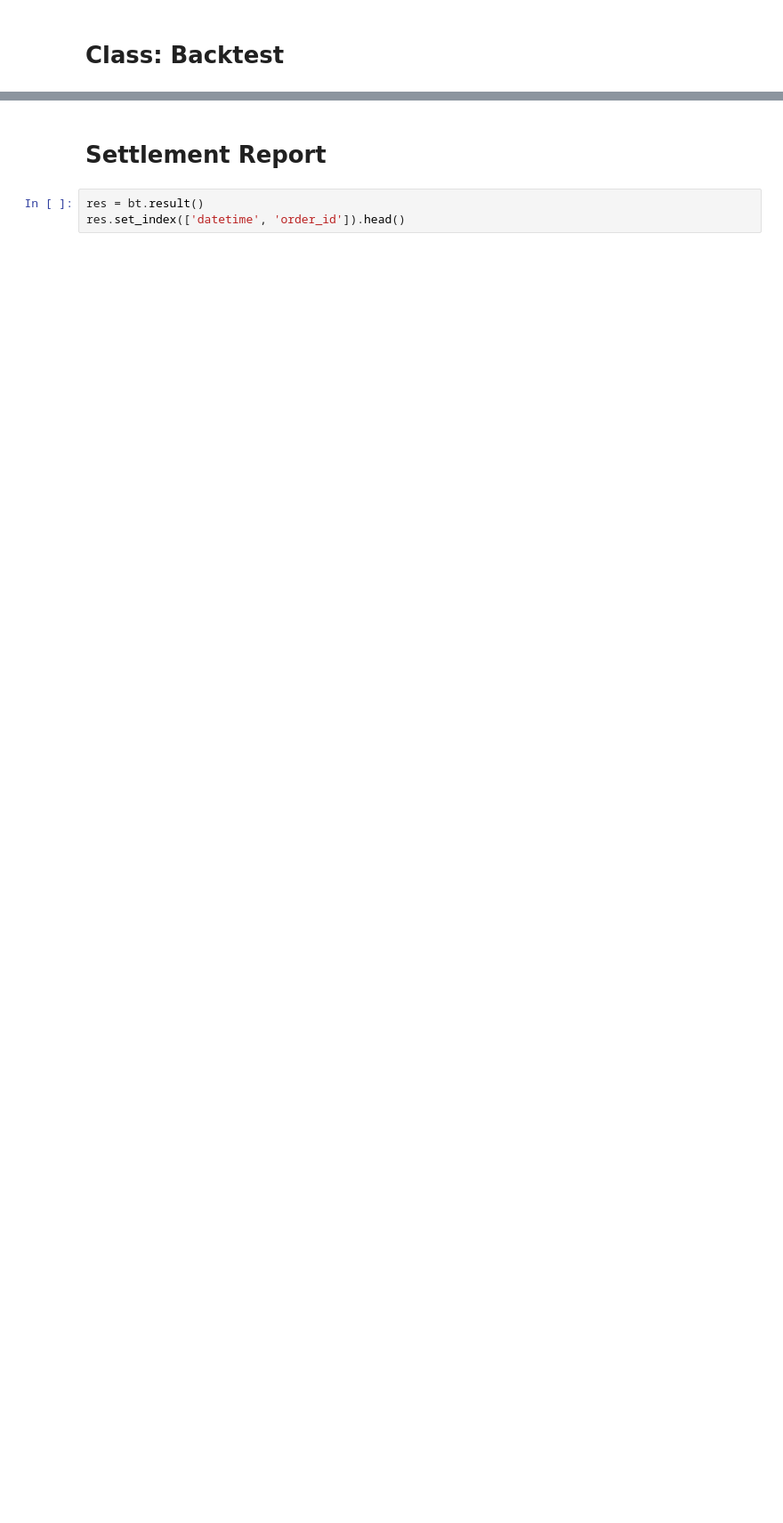
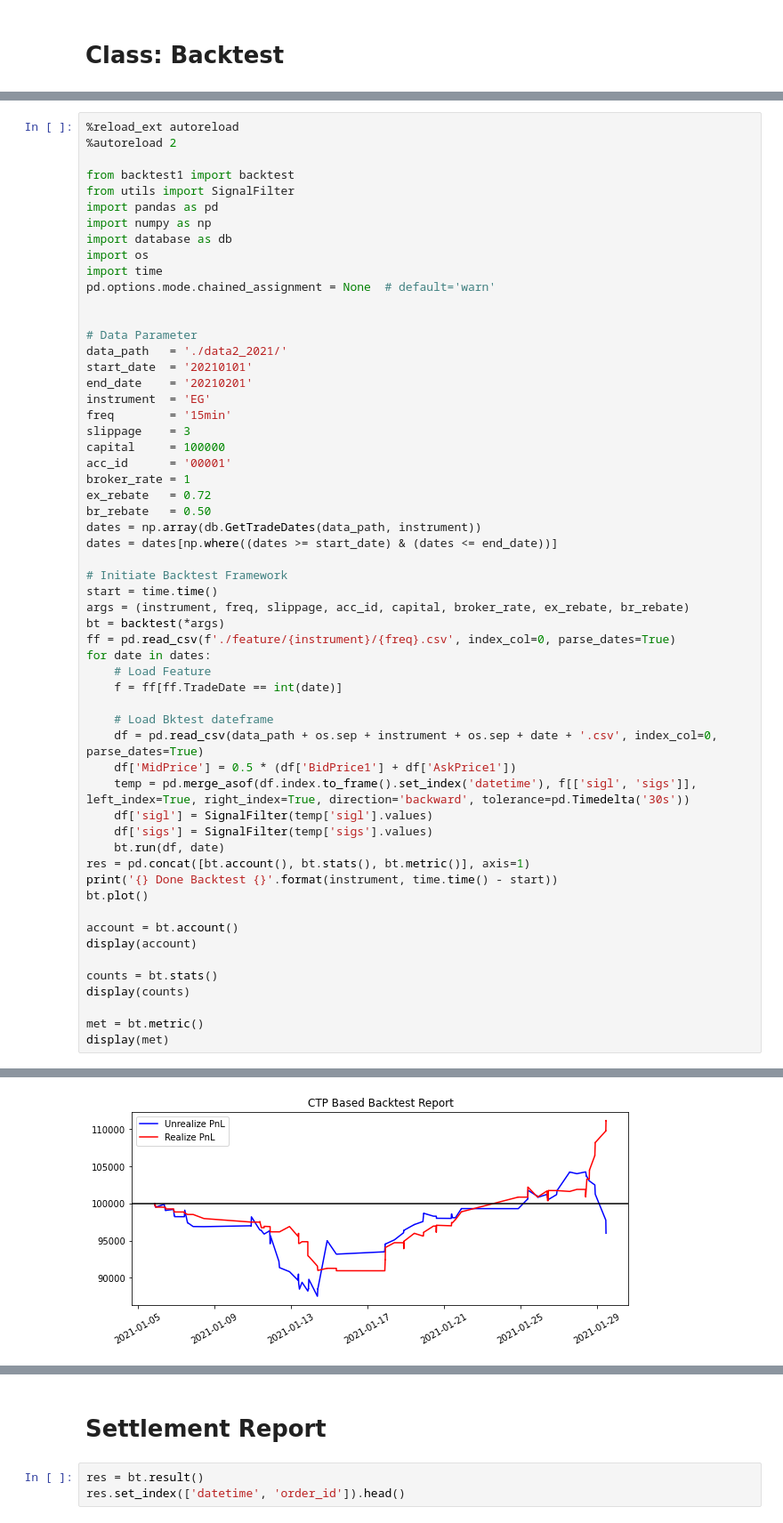
Before and after one commit to sammfyu/Strategy, a Jupyter notebook: Boll_RSI.ipynb, the cells around one changed output, grey strips where cells are left out. Shown at 89% size. Drawn from its saved outputs; the diff is of its cells as text; blank space fills up the shorter version.

```diff
--- a/Boll_RSI.ipynb
+++ b/Boll_RSI.ipynb
@@ -150,0 +168,58 @@ display(acc)
+# %%
+%reload_ext autoreload
+%autoreload 2
+
+from backtest1 import backtest
+from utils import SignalFilter
+import pandas as pd
+import numpy as np
+import database as db
+import os
+import time
+pd.options.mode.chained_assignment = None  # default='warn'
+
+
+# Data Parameter
+data_path   = './data2_2021/'
+start_date  = '20210101'
+end_date    = '20210201'
+instrument  = 'EG'
+freq        = '15min'
+slippage    = 3
+capital     = 100000
+acc_id      = '00001'
+broker_rate = 1
+ex_rebate   = 0.72
+br_rebate   = 0.50
+dates = np.array(db.GetTradeDates(data_path, instrument))
+dates = dates[np.where((dates >= start_date) & (dates <= end_date))]
+
+# Initiate Backtest Framework
+start = time.time()
+args = (instrument, freq, slippage, acc_id, capital, broker_rate, ex_rebate, br_rebate)
+bt = backtest(*args)
+ff = pd.read_csv(f'./feature/{instrument}/{freq}.csv', index_col=0, parse_dates=True)
+for date in dates:
+    # Load Feature
+    f = ff[ff.TradeDate == int(date)]
+
+    # Load Bktest dateframe
+    df = pd.read_csv(data_path + os.sep + instrument + os.sep + date + '.csv', index_col=0, parse_dates=True)
+    df['MidPrice'] = 0.5 * (df['BidPrice1'] + df['AskPrice1'])
+    temp = pd.merge_asof(df.index.to_frame().set_index('datetime'), f[['sigl', 'sigs']], left_index=True, right_index=True, direction='backward', tolerance=pd.Timedelta('30s'))
+    df['sigl'] = SignalFilter(temp['sigl'].values)
+    df['sigs'] = SignalFilter(temp['sigs'].values)
+    bt.run(df, date)
+res = pd.concat([bt.account(), bt.stats(), bt.metric()], axis=1)
+print('{} Done Backtest {}'.format(instrument, time.time() - start))
+bt.plot()
+
+account = bt.account()
+display(account)
+
+counts = bt.stats()
+display(counts)
+
+met = bt.metric()
+display(met)
+# %% [output]
@@ -150,0 +227 @@ display(acc)
+[figure, added]
```
Also changed, not shown: parts of 22 cells of this notebook, 9 other files.
